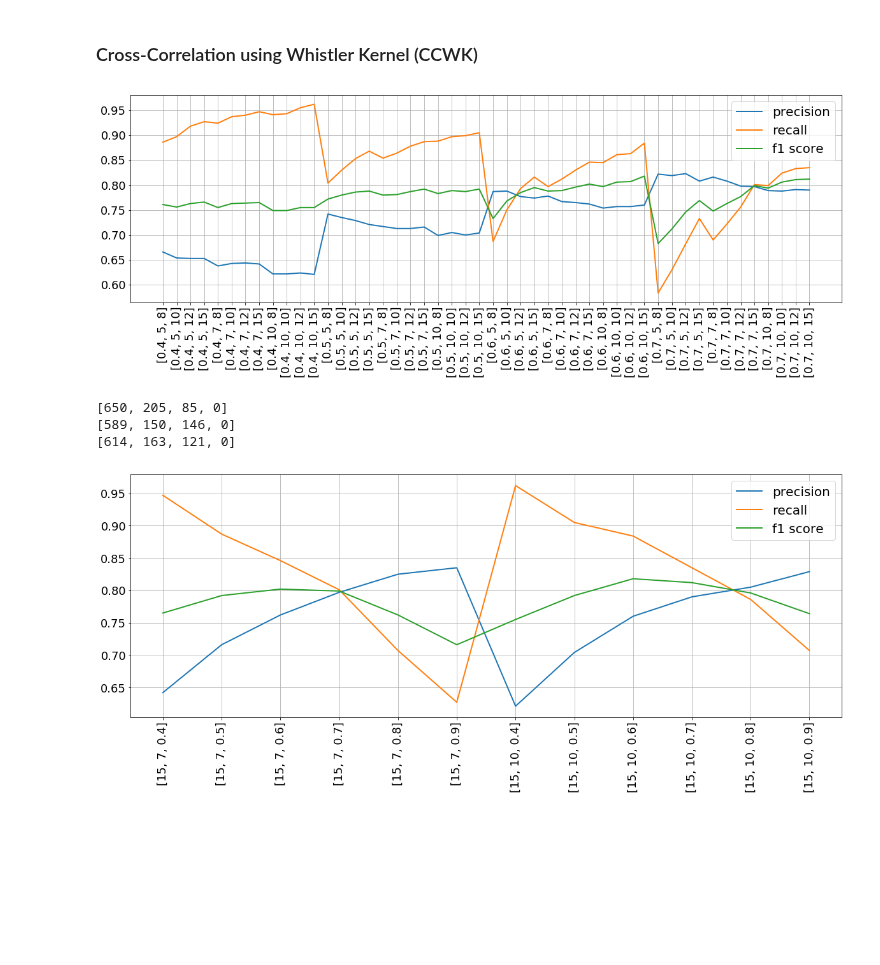
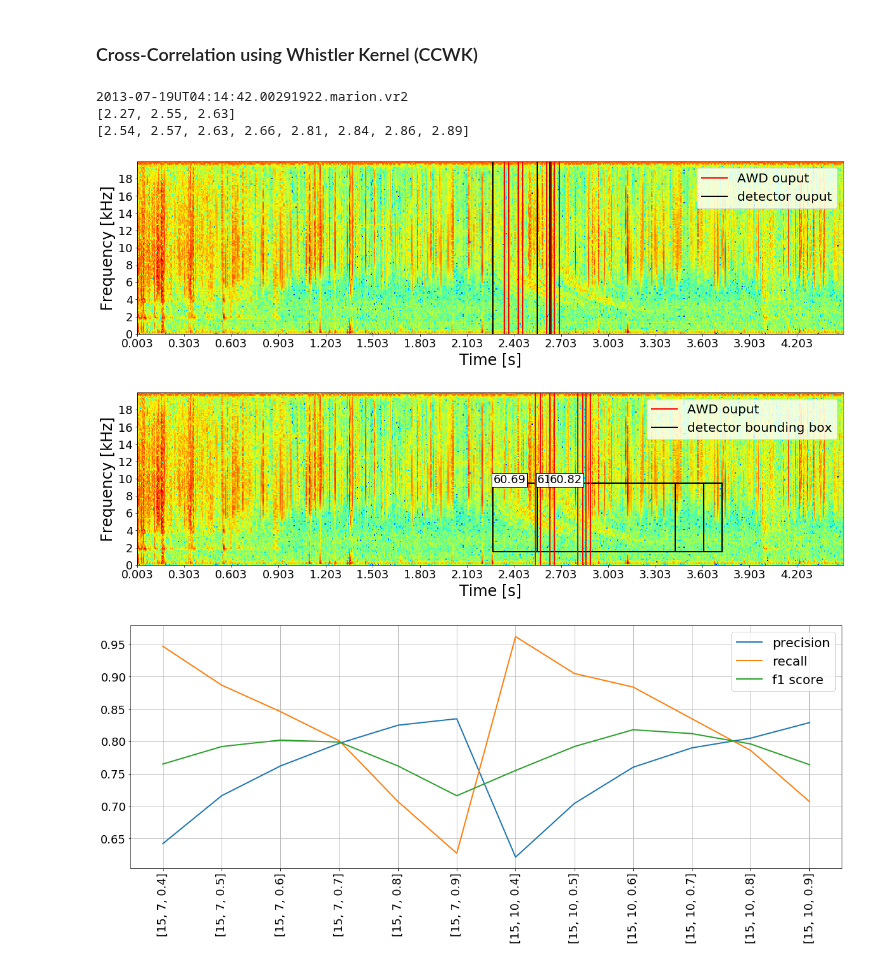
Before and after one commit to Kojey/MSc-whistler-waves-detector, a Jupyter notebook: ipy/report/chapter7.ipynb, the cells around one changed output. Saved outputs shown, nothing was run; the diff lists cells and outputs as text; code cells hidden in the pictures; blank space fills up the shorter version.

```diff
--- a/ipy/report/chapter7.ipynb
+++ b/ipy/report/chapter7.ipynb
@@ -42,3 +42,58 @@ font = [font_title, font_legend, font_label, font_ticks, linewidth] # [None]*5
 files = database.get_train()
 # %% [markdown]
 ### Cross-Correlation using Whistler Kernel (CCWK)
+# %%
+N,G,k,T1,T2,pfa = 10,7,9,3,8,3.36e-01
+file = np.random.choice(files)
+file = '2013-07-19UT04:14:42.00291922.marion.vr2'
+sample = CFARDetector(dataset_loc, site, file)
+transforms, transforms_params = ['slice','zscore','scale'], [[1.5,9.5],[None],[0,1]]
+kernel = sample.load_kernel('sim', [0.35,80,1])
+print(file)
+output = [o[0] for o in sample.detection_starting_locations_final(transforms,transforms_params, kernel, 'fusion_cfar', [N,G,k,T1,T2,pfa], threshold=0, time_err=2)]
+print(output)
+awd_output = [awd[0] for awd in sample.awda_whistlers(time_err=2)[0]]
+print(awd_output)
+bboxes = sample.detection_bounding_boxes(transforms,transforms_params, kernel, 'fusion_cfar', [N,G,k,T1,T2,pfa], threshold=0, time_err=2, duration=True)
+freq_size = 4
+sample.spectrogram_with_axis(log10=True)
+sample.set_figsize(freq_size*sample.get_time_freq_ratio(dec=0), freq_size)
+plt.figure(figsize=(sample.get_figsize()[0],5))
+for a in awd_output:
+    plt.axvline(a-0.2, color='r', linewidth=font[-1])
+for o in output:
+    plt.axvline(o, color='k', linewidth=font[-1])
+plt.pcolormesh(sample.get_time(),sample.get_freq(),sample.get_spectrogram(), cmap='jet')
+plt.xticks(np.arange(sample.get_time()[0], sample.get_time()[-1], .3), fontsize=font[3])
+plt.yticks(np.arange(sample.get_freq()[0], sample.get_freq()[-1], 2), fontsize=font[3])
+legend = [Line2D([0], [0], color='r', lw=font[-1], label='AWD ouput'),
+          Line2D([0], [0], color='k', lw=font[-1], label='detector ouput')]
+plt.legend(handles=legend,fontsize=font[1])
+plt.xlabel('Time [s]', fontsize=font[2])
+plt.ylabel('Frequency [kHz]', fontsize=font[2])
+plt.show()
+
+plt.figure(figsize=(sample.get_figsize()[0],5))
+for a in awd_output:
+    plt.axvline(a, color='r', linewidth=font[-1])
+for bbox in bboxes:
+    c,x1,x2,y1,y2 = bbox
+    color = 'k'
+    rect = Rectangle((x1,y1), x2-x1, y2-y1, linewidth=font[-1], edgecolor=color, facecolor='none')
+    plt.text(x1,y2,'%.2f'%c, fontsize=font[-2], bbox={'facecolor':'white', 'pad':2, 'ec':color})
+    plt.gca().add_patch(rect)
+plt.pcolormesh(sample.get_time(),sample.get_freq(),sample.get_spectrogram(), cmap='jet')
+plt.xticks(np.arange(sample.get_time()[0], sample.get_time()[-1], .3), fontsize=font[3])
+plt.yticks(np.arange(sample.get_freq()[0], sample.get_freq()[-1], 2), fontsize=font[3])
+legend = [Line2D([0], [0], color='r', lw=font[-1], label='AWD ouput'),
+          Line2D([0], [0], color='k', lw=font[-1], label='detector bounding box')]
+plt.legend(handles=legend,fontsize=font[1])
+plt.xlabel('Time [s]', fontsize=font[2])
+plt.ylabel('Frequency [kHz]', fontsize=font[2])
+plt.show()
+# %% [output]
+2013-07-19UT04:14:42.00291922.marion.vr2
+[2.27, 2.55, 2.63]
+[2.54, 2.57, 2.63, 2.66, 2.81, 2.84, 2.86, 2.89]
+[figure, added]
+[figure, added]
@@ -45,14 +104,14 @@ files = database.get_train()
 # %%
 n = 200
 f_min, f_max = 1.5, 9.5
-N,G,k,Ts,Tl,X_dB = 10,7,9,0,0,0.5
+N,G,k,Ts,Tl,X_dB = 10,7,0,0,0,0.5
 
-# for N in [8,10,12,15]:
-#     for G in [5,7,10]:
-#         for X_dB in [0.4,0.5,0.6,0.7]:
-#             cfar_detector_gen.dataset_cross_correlation_gen(transforms='zscore', transforms_params=None, f_min=f_min, f_max=f_max,
-#                                            An=0.35, D0=80, magnitude=1, N=N, G=G, k=k, Ts=Ts, Tl=Tl, X_dB=X_dB,
-#                                            train=True, n=n)
+for N in [8,10,12,15]:
+    for G in [5,7,10]:
+        for X_dB in [0.4,0.5,0.6,0.7]:
+            cfar_detector_gen.dataset_cross_correlation_gen(transforms='zscore', transforms_params=None, f_min=f_min, f_max=f_max,
+                                           An=0.35, D0=80, magnitude=1, N=N, G=G, k=k, Ts=Ts, Tl=Tl, X_dB=X_dB,
+                                           train=True, n=n)
 x_axis = []
 recall, precision, f1_score = [],[],[]
 results = {}
@@ -84,11 +143,6 @@ plt.show()
 print(results[str([0.6,10,15])])
 print(results[str([0.7,7,15])])
 print(results[str([0.7,10,15])])
-# %% [output]
-[figure, removed]
-[650, 205, 85, 0]
-[589, 150, 146, 0]
-[614, 163, 121, 0]
 # %%
 n = 200
 f_min, f_max = 1.5, 9.5
```
Also changed, not shown: parts of 4 cells of this notebook, 7 other files.
